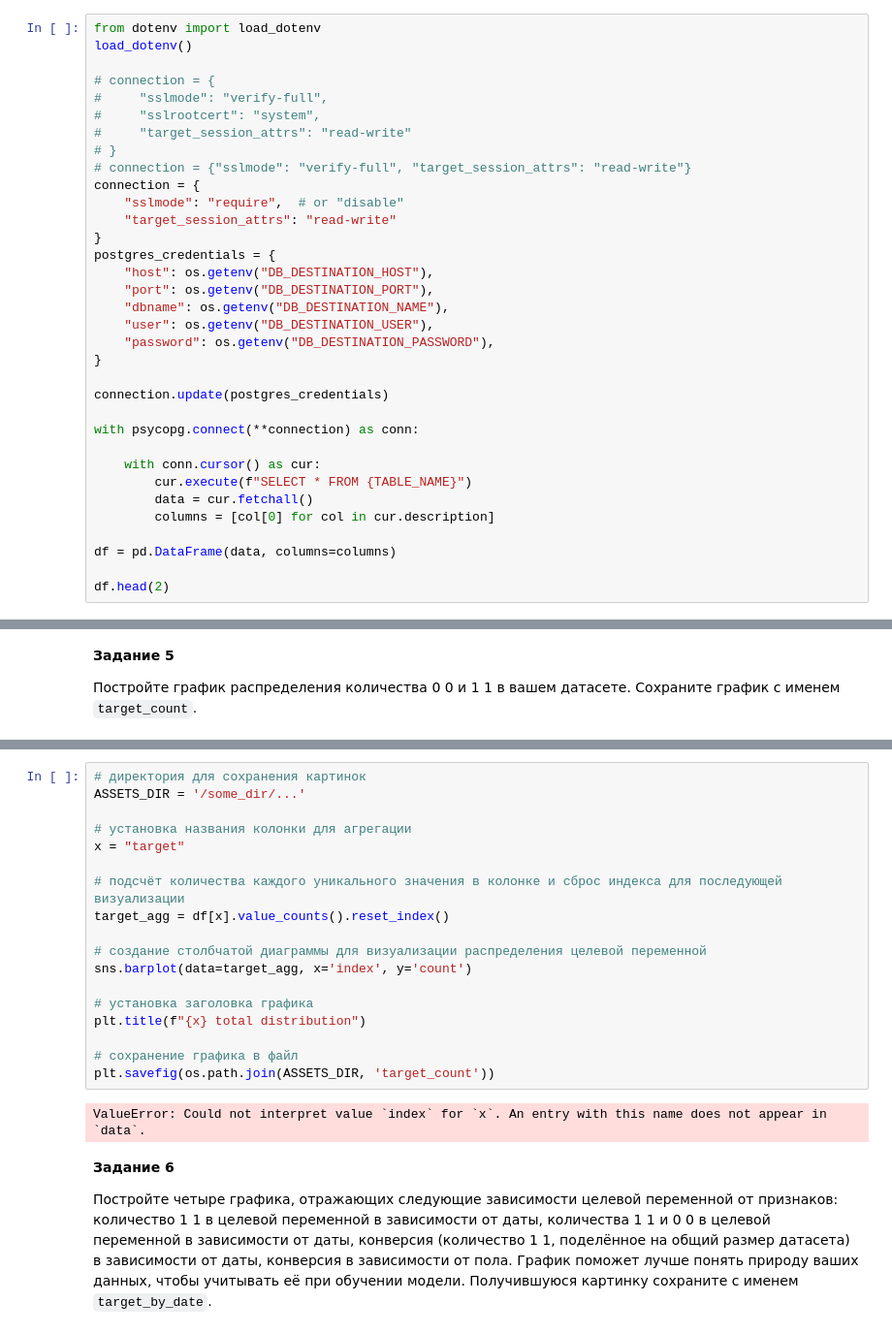
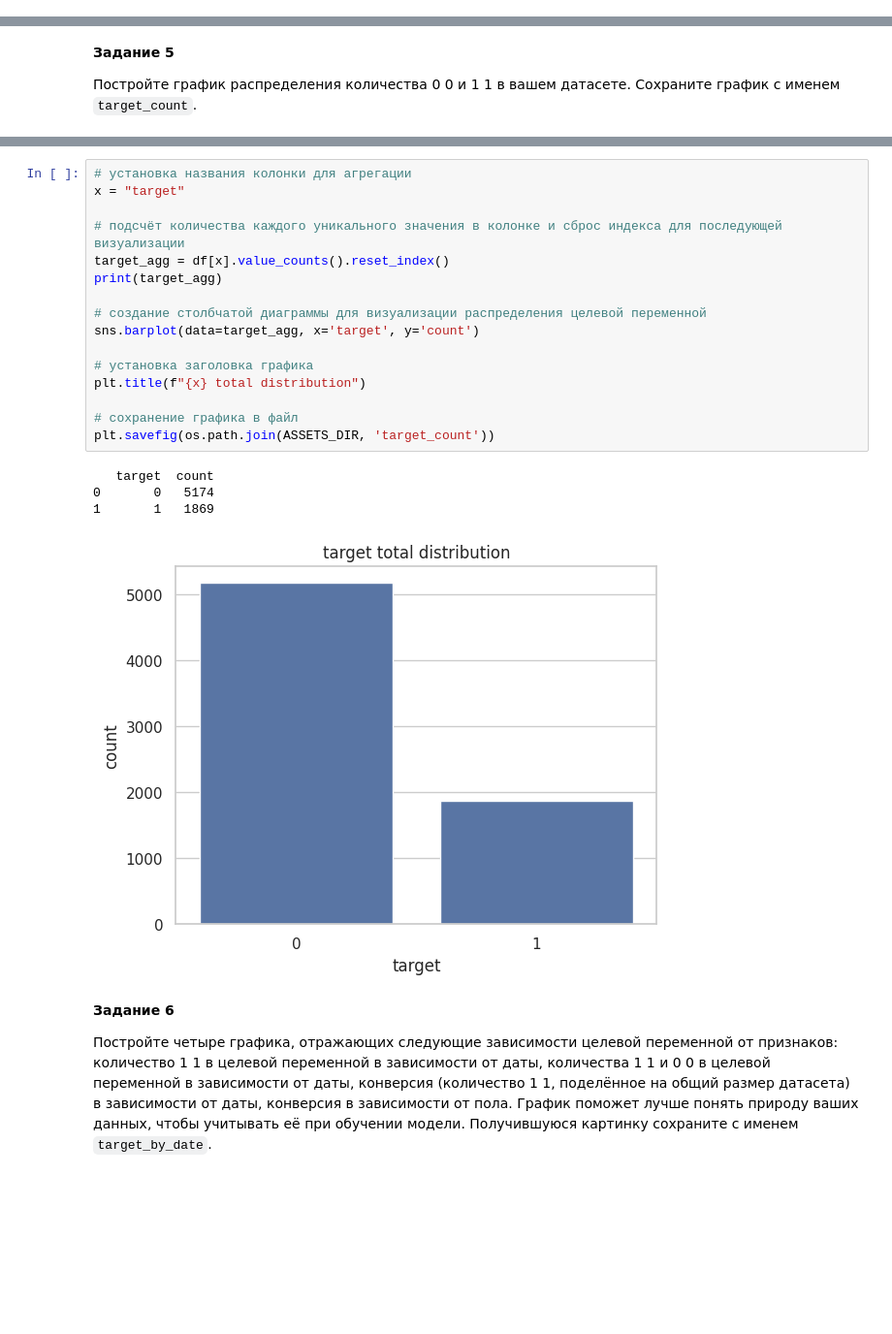
Before and after one commit to anyvol/mle-mlflow, a Jupyter notebook: eda.ipynb, the cells around one changed output, grey strips where cells are left out. Shown at 97% size. Cells and saved outputs as stored; diff of their text form; blank space fills up the shorter version.

```diff
--- a/eda.ipynb
+++ b/eda.ipynb
@@ -26,37 +53,3 @@ pd.options.display.max_rows = 64
 
 sns.set_style("white")
 sns.set_theme(style="whitegrid")
-# %%
-from dotenv import load_dotenv
-load_dotenv()
-
-# connection = {
-#     "sslmode": "verify-full",
-#     "sslrootcert": "system",
-#     "target_session_attrs": "read-write"
-# }
-# connection = {"sslmode": "verify-full", "target_session_attrs": "read-write"}
-connection = {
-    "sslmode": "require",  # or "disable"
-    "target_session_attrs": "read-write"
-}
-postgres_credentials = {
-    "host": os.getenv("DB_DESTINATION_HOST"),
-    "port": os.getenv("DB_DESTINATION_PORT"),
-    "dbname": os.getenv("DB_DESTINATION_NAME"),
-    "user": os.getenv("DB_DESTINATION_USER"),
-    "password": os.getenv("DB_DESTINATION_PASSWORD"),
-}
-
-connection.update(postgres_credentials)
-
-with psycopg.connect(**connection) as conn:
-
-    with conn.cursor() as cur:
-        cur.execute(f"SELECT * FROM {TABLE_NAME}")
-        data = cur.fetchall()
-        columns = [col[0] for col in cur.description]
-
-df = pd.DataFrame(data, columns=columns)
-
-df.head(2)
@@ -236,23 +277,24 @@ IndexError: single positional indexer is out-of-bounds
 # %%
-# директория для сохранения картинок
-ASSETS_DIR = '/some_dir/...'
-
 # установка названия колонки для агрегации
 x = "target"
 
 # подсчёт количества каждого уникального значения в колонке и сброс индекса для последующей визуализации
 target_agg = df[x].value_counts().reset_index()
+print(target_agg)
 
 # создание столбчатой диаграммы для визуализации распределения целевой переменной
-sns.barplot(data=target_agg, x='index', y='count')
+sns.barplot(data=target_agg, x='target', y='count')
 
 # установка заголовка графика
 plt.title(f"{x} total distribution")
 
 # сохранение графика в файл
 plt.savefig(os.path.join(ASSETS_DIR, 'target_count'))
 # %% [output]
-ValueError: Could not interpret value `index` for `x`. An entry with this name does not appear in `data`.
+   target  count
+0       0   5174
+1       1   1869
+[figure, added]
 # %% [markdown]
 **Задание 6**
 
```
Also changed, not shown: parts of 12 cells of this notebook, 42 other files.
